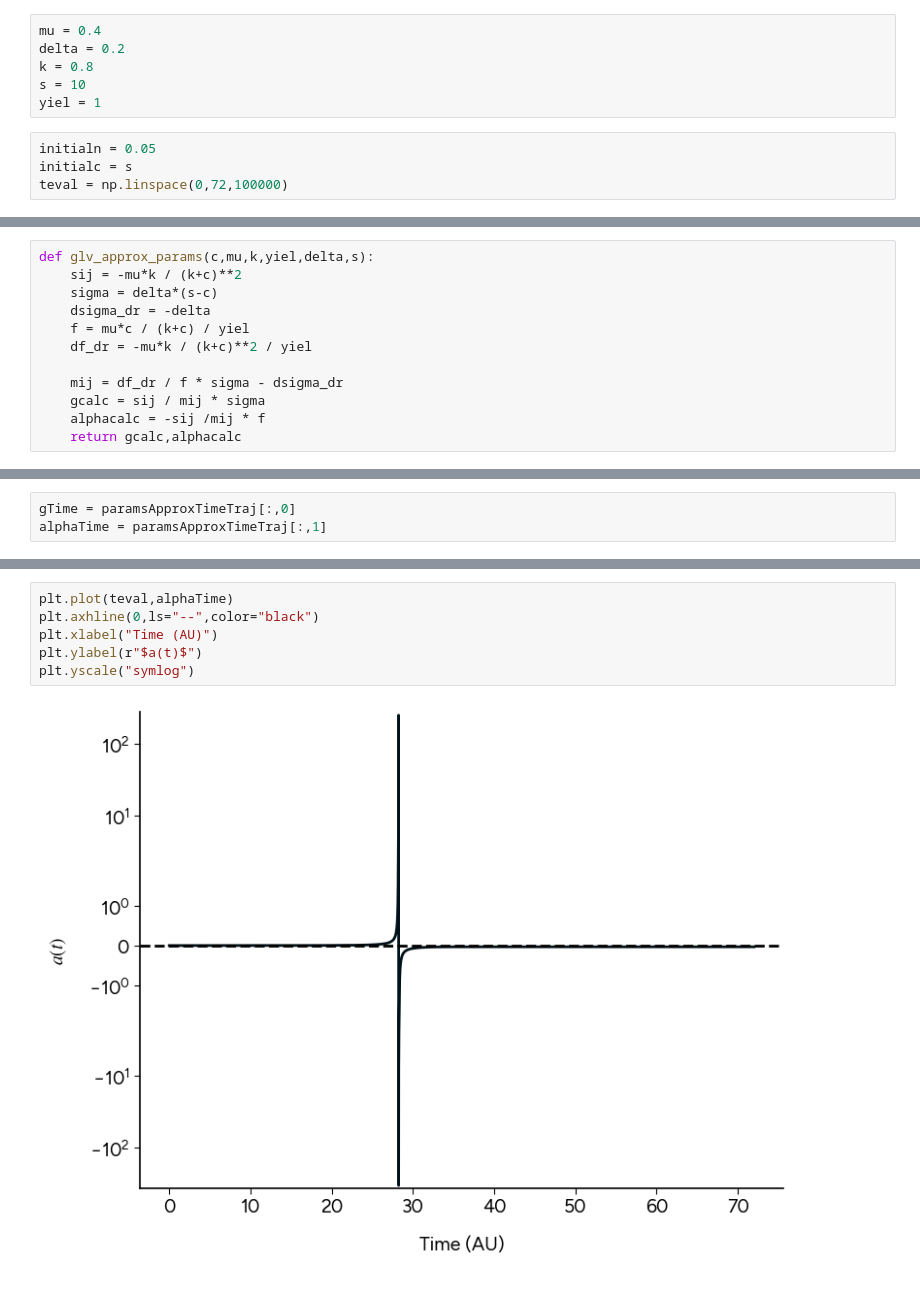
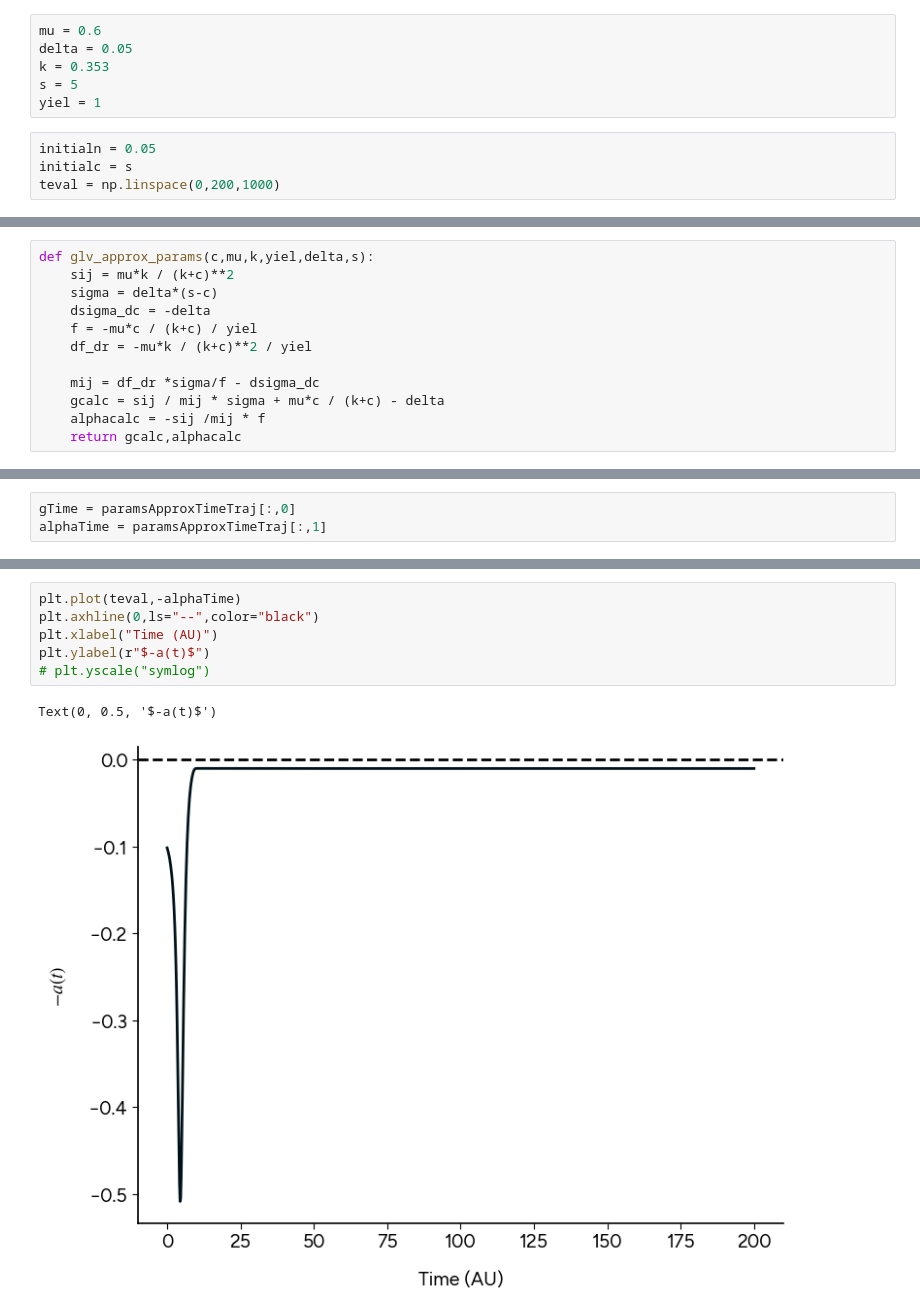
Before and after one commit to prajwalp/OE-dilutions, a Jupyter notebook: one_species_one_resource.ipynb, the cells around one changed output, grey strips where cells are left out. Cells and saved outputs as stored; diff of their text form.

```diff
--- a/one_species_one_resource.ipynb
+++ b/one_species_one_resource.ipynb
@@ -16,15 +16,15 @@ def chemostat_dynamics(t,y,args):
 
     return np.array([dn,dc])
 # %%
-mu = 0.4
-delta = 0.2
-k = 0.8
-s = 10
+mu = 0.6
+delta = 0.05
+k = 0.353
+s = 5
 yiel = 1
 # %%
 initialn = 0.05
 initialc = s
-teval = np.linspace(0,72,100000)
+teval = np.linspace(0,200,1000)
 # %%
 soln_n = integrate.solve_ivp(chemostat_dynamics, (0,teval[-1]), [initialn,initialc], args=((mu,k,yiel,delta,s),), t_eval=teval,rtol=1e-6,atol=1e-6)
 # %%
@@ -94,12 +92,12 @@ Text(0, 0.5, 'OD')
 # %%
 def glv_approx_params(c,mu,k,yiel,delta,s):
-    sij = -mu*k / (k+c)**2
+    sij = mu*k / (k+c)**2
     sigma = delta*(s-c)
-    dsigma_dr = -delta
-    f = mu*c / (k+c) / yiel
+    dsigma_dc = -delta
+    f = -mu*c / (k+c) / yiel
     df_dr = -mu*k / (k+c)**2 / yiel
 
-    mij = df_dr / f * sigma - dsigma_dr
-    gcalc = sij / mij * sigma
+    mij = df_dr *sigma/f - dsigma_dc
+    gcalc = sij / mij * sigma + mu*c / (k+c) - delta
     alphacalc = -sij /mij * f
     return gcalc,alphacalc
@@ -215,9 +188,10 @@ Text(0, 0.5, '$r(t)$')
 # %%
-plt.plot(teval,alphaTime)
+plt.plot(teval,-alphaTime)
 plt.axhline(0,ls="--",color="black")
 plt.xlabel("Time (AU)")
-plt.ylabel(r"$a(t)$")
-plt.yscale("symlog")
+plt.ylabel(r"$-a(t)$")
+# plt.yscale("symlog")
 # %% [output]
+Text(0, 0.5, '$-a(t)$')
-[figure, old version]
+[figure, new version]
 # %%
```
Also changed, not shown: parts of 29 cells of this notebook, 12 other files.
